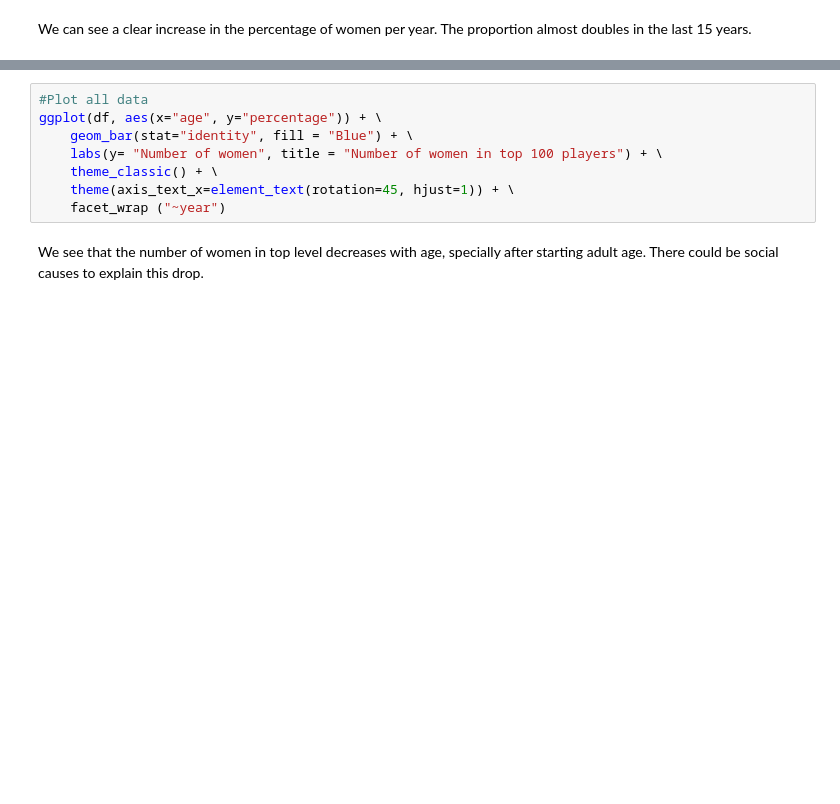
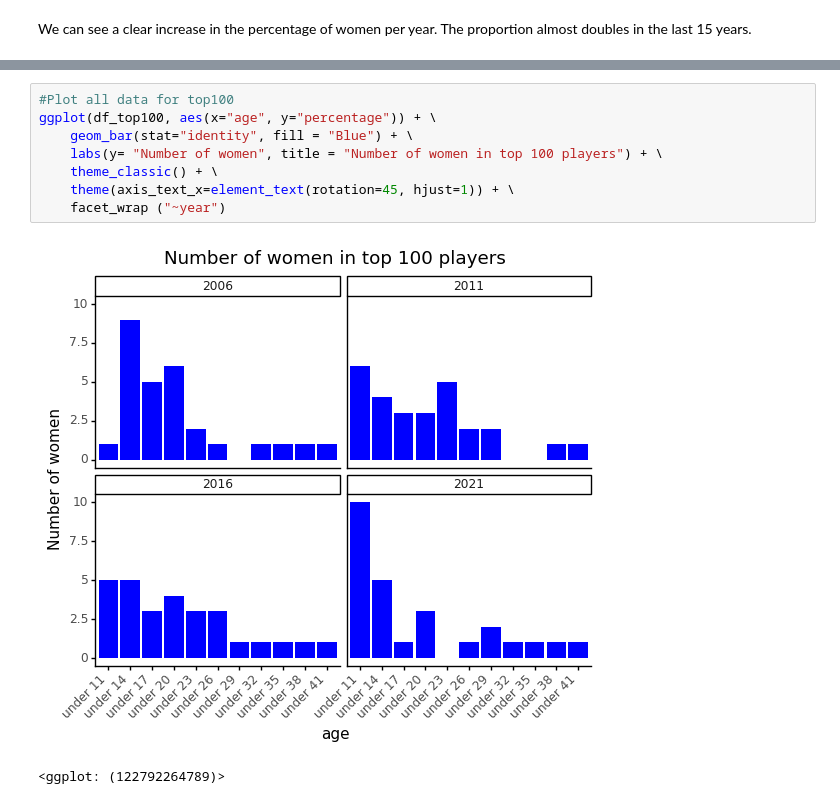
Before and after one commit to MRamirezGarras/women_in_chess, a Jupyter notebook: women_in_chess.ipynb, the cells around one changed output, grey strips where cells are left out. Cells and saved outputs as stored; diff of their text form; blank space fills up the shorter version.

```diff
--- a/women_in_chess.ipynb
+++ b/women_in_chess.ipynb
@@ -195,10 +240,11 @@ There is a sharp decrease of women at top level during teenage years. Is this a
 # %%
-#Plot all data
-ggplot(df, aes(x="age", y="percentage")) + \
+#Plot all data for top100
+ggplot(df_top100, aes(x="age", y="percentage")) + \
     geom_bar(stat="identity", fill = "Blue") + \
     labs(y= "Number of women", title = "Number of women in top 100 players") + \
     theme_classic() + \
     theme(axis_text_x=element_text(rotation=45, hjust=1)) + \
     facet_wrap ("~year")
+# %% [output]
+[figure, added]
+<ggplot: (122792264789)>
-# %% [markdown]
-We see that the number of women in top level decreases with age, specially after starting adult age. There could be social causes to explain this drop.
```
Also changed, not shown: parts of 20 cells of this notebook.
